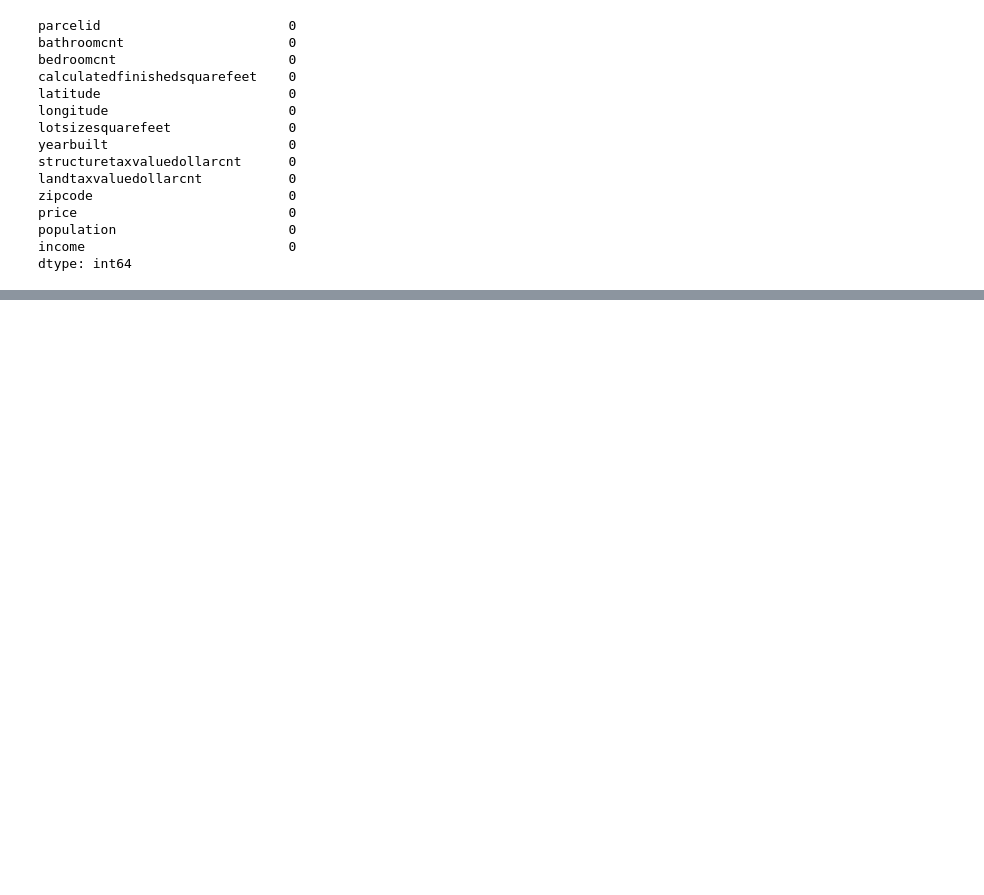
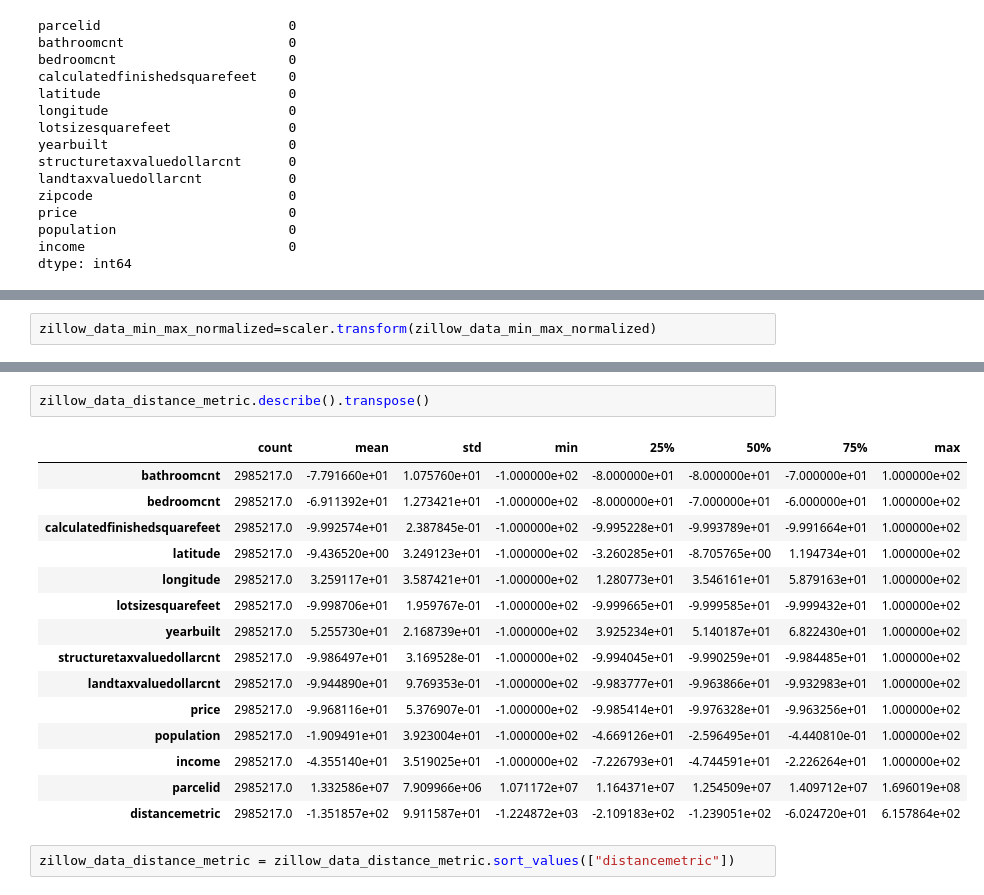
Before and after one commit to VinodKumarLogan/CSE519-2017-111491311, a Jupyter notebook: HW3/HW3.ipynb, the cells around one changed output, grey strips where cells are left out. Drawn from its saved outputs; the diff is of its cells as text; blank space fills up the shorter version.

```diff
--- a/HW3/HW3.ipynb
+++ b/HW3/HW3.ipynb
@@ -1025,0 +1101,2 @@ dtype: int64
+# %%
+zillow_data_min_max_normalized=scaler.transform(zillow_data_min_max_normalized)
@@ -1025,0 +1301,20 @@ dtype: int64
+# %%
+zillow_data_distance_metric.describe().transpose()
+# %% [output]
+|  | count | mean | std | min | 25% | 50% | 75% | max |
+| bathroomcnt | 2985217.0 | -7.791660e+01 | 1.075760e+01 | -1.000000e+02 | -8.000000e+01 | -8.000000e+01 | -7.000000e+01 | 1.000000e+02 |
+| bedroomcnt | 2985217.0 | -6.911392e+01 | 1.273421e+01 | -1.000000e+02 | -8.000000e+01 | -7.000000e+01 | -6.000000e+01 | 1.000000e+02 |
+| calculatedfinishedsquarefeet | 2985217.0 | -9.992574e+01 | 2.387845e-01 | -1.000000e+02 | -9.995228e+01 | -9.993789e+01 | -9.991664e+01 | 1.000000e+02 |
+| latitude | 2985217.0 | -9.436520e+00 | 3.249123e+01 | -1.000000e+02 | -3.260285e+01 | -8.705765e+00 | 1.194734e+01 | 1.000000e+02 |
+| longitude | 2985217.0 | 3.259117e+01 | 3.587421e+01 | -1.000000e+02 | 1.280773e+01 | 3.546161e+01 | 5.879163e+01 | 1.000000e+02 |
+| lotsizesquarefeet | 2985217.0 | -9.998706e+01 | 1.959767e-01 | -1.000000e+02 | -9.999665e+01 | -9.999585e+01 | -9.999432e+01 | 1.000000e+02 |
+| yearbuilt | 2985217.0 | 5.255730e+01 | 2.168739e+01 | -1.000000e+02 | 3.925234e+01 | 5.140187e+01 | 6.822430e+01 | 1.000000e+02 |
+| structuretaxvaluedollarcnt | 2985217.0 | -9.986497e+01 | 3.169528e-01 | -1.000000e+02 | -9.994045e+01 | -9.990259e+01 | -9.984485e+01 | 1.000000e+02 |
+| landtaxvaluedollarcnt | 2985217.0 | -9.944890e+01 | 9.769353e-01 | -1.000000e+02 | -9.983777e+01 | -9.963866e+01 | -9.932983e+01 | 1.000000e+02 |
+| price | 2985217.0 | -9.968116e+01 | 5.376907e-01 | -1.000000e+02 | -9.985414e+01 | -9.976328e+01 | -9.963256e+01 | 1.000000e+02 |
+| population | 2985217.0 | -1.909491e+01 | 3.923004e+01 | -1.000000e+02 | -4.669126e+01 | -2.596495e+01 | -4.440810e-01 | 1.000000e+02 |
+| income | 2985217.0 | -4.355140e+01 | 3.519025e+01 | -1.000000e+02 | -7.226793e+01 | -4.744591e+01 | -2.226264e+01 | 1.000000e+02 |
+| parcelid | 2985217.0 | 1.332586e+07 | 7.909966e+06 | 1.071172e+07 | 1.164371e+07 | 1.254509e+07 | 1.409712e+07 | 1.696019e+08 |
+| distancemetric | 2985217.0 | -1.351857e+02 | 9.911587e+01 | -1.224872e+03 | -2.109183e+02 | -1.239051e+02 | -6.024720e+01 | 6.157864e+02 |
+# %%
+zillow_data_distance_metric = zillow_data_distance_metric.sort_values(["distancemetric"])
```
Also changed, not shown: parts of 41 cells of this notebook.
